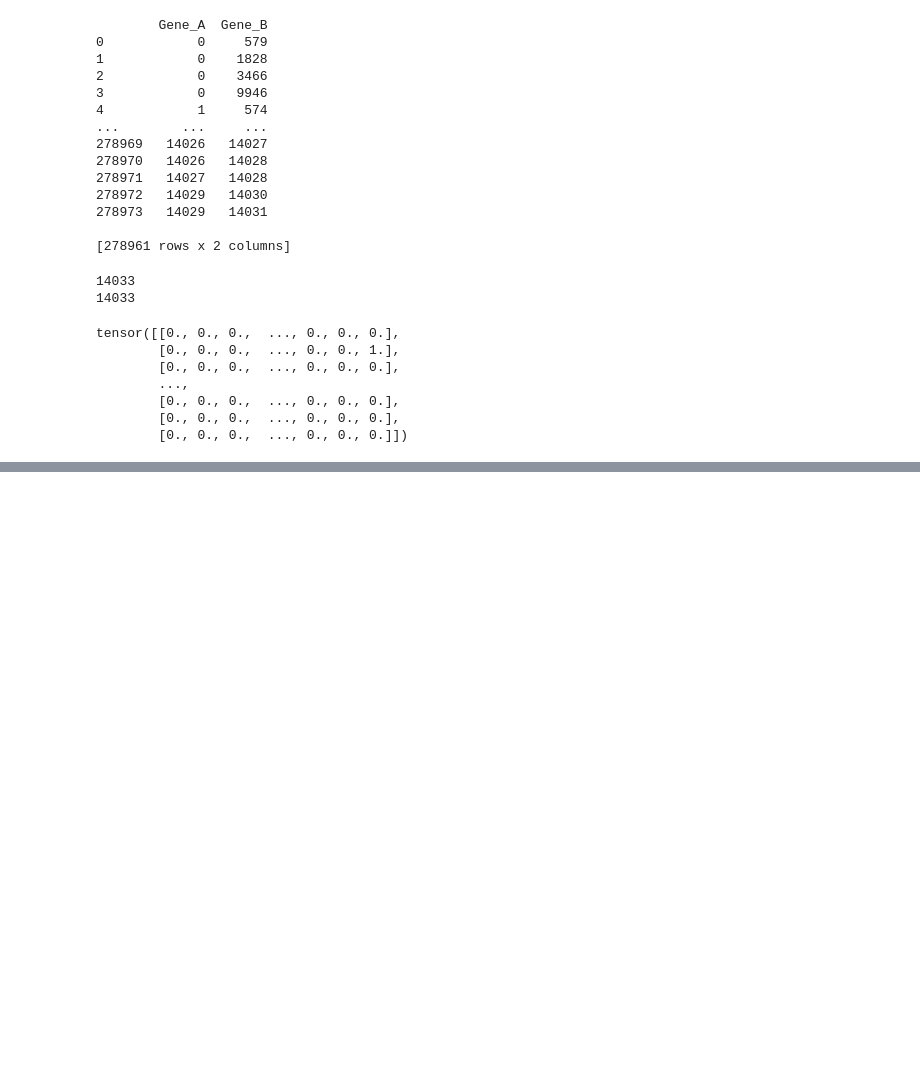
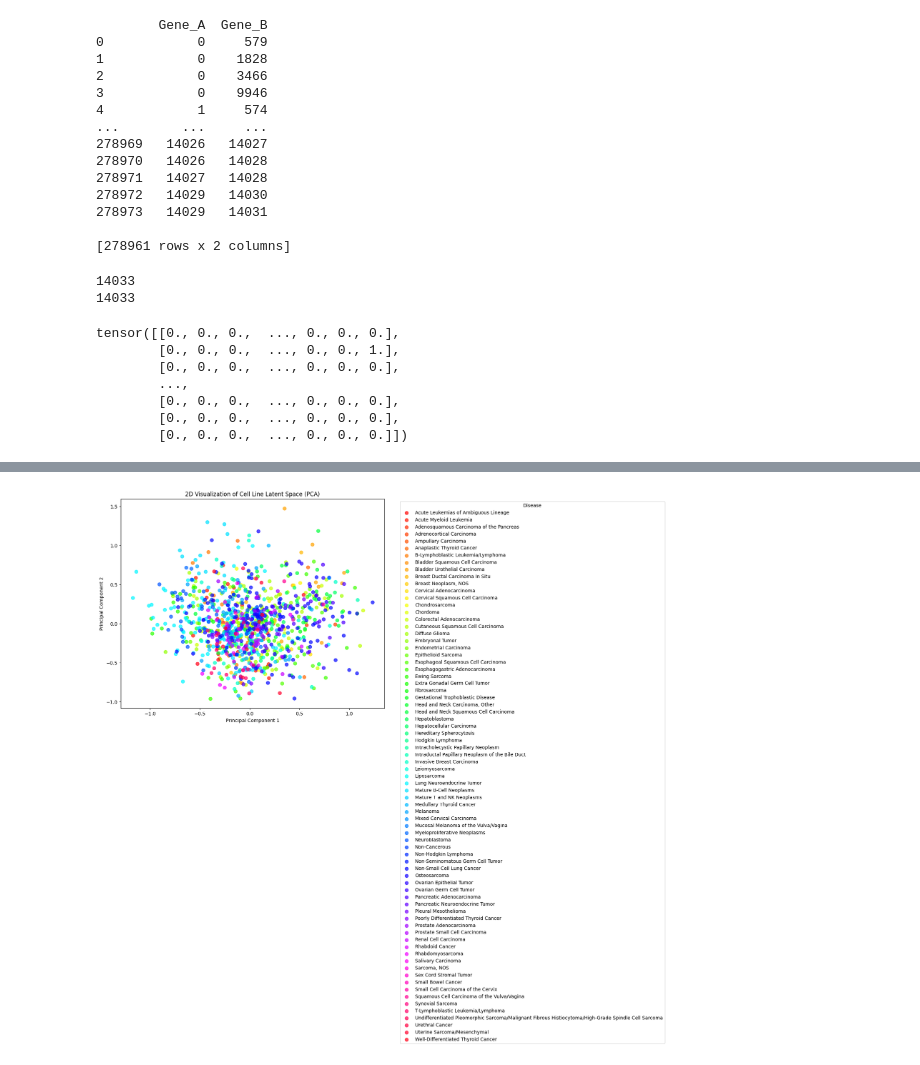
Before and after one commit to jovanafilipovic1/HetGNN, a Jupyter notebook: preprocessing_notebook.ipynb, the cells around one changed output, grey strips where cells are left out. Drawn from its saved outputs; the diff is of its cells as text; code cells hidden in the pictures; blank space fills up the shorter version.

```diff
--- a/preprocessing_notebook.ipynb
+++ b/preprocessing_notebook.ipynb
@@ -458,0 +1164,42 @@ tensor([[10241,     7,     9,  ..., 10237,  2046, 10239],
+# %%
+merged_df = cellines.merge(features, left_on='ModelID', right_index=True)
+
+# --- Step 3: Extract latent feature columns ---
+# This assumes all latent columns start with "Latent"
+latent_columns = [col for col in merged_df.columns if col.startswith('Latent')]
+X = merged_df[latent_columns].values
+
+# --- Step 4: Perform PCA to reduce to 2 dimensions ---
+pca = PCA(n_components=2)
+X_reduced = pca.fit_transform(X)
+
+# Add the reduced dimensions to the dataframe for plotting
+merged_df['PC1'] = X_reduced[:, 0]
+merged_df['PC2'] = X_reduced[:, 1]
+
+
+# Get a sorted list of unique diseases
+unique_diseases = sorted(merged_df['OncotreePrimaryDisease'].unique())
+
+num_diseases = len(unique_diseases)
+# Create a colormap with enough distinct colors
+cmap = plt.cm.get_cmap('hsv', num_diseases)
+
+# Create a dictionary mapping each disease to a unique color
+disease_color = {disease: cmap(i) for i, disease in enumerate(unique_diseases)}
+
+# Plot each disease category separately using the mapping
+plt.figure(figsize=(10, 8))
+for disease in unique_diseases:
+    subset = merged_df[merged_df['OncotreePrimaryDisease'] == disease]
+    plt.scatter(subset['PC1'], subset['PC2'],
+                label=disease, color=disease_color[disease], s=50, alpha=0.7)
+
+plt.xlabel('Principal Component 1')
+plt.ylabel('Principal Component 2')
+plt.title('2D Visualization of Cell Line Latent Space (PCA)')
+plt.legend(title='Disease', bbox_to_anchor=(1.05, 1), loc='upper left')
+plt.tight_layout()
+plt.show()
+# %% [output]
+[figure, added]
```
Also changed, not shown: parts of 65 cells of this notebook, 8 other files.
